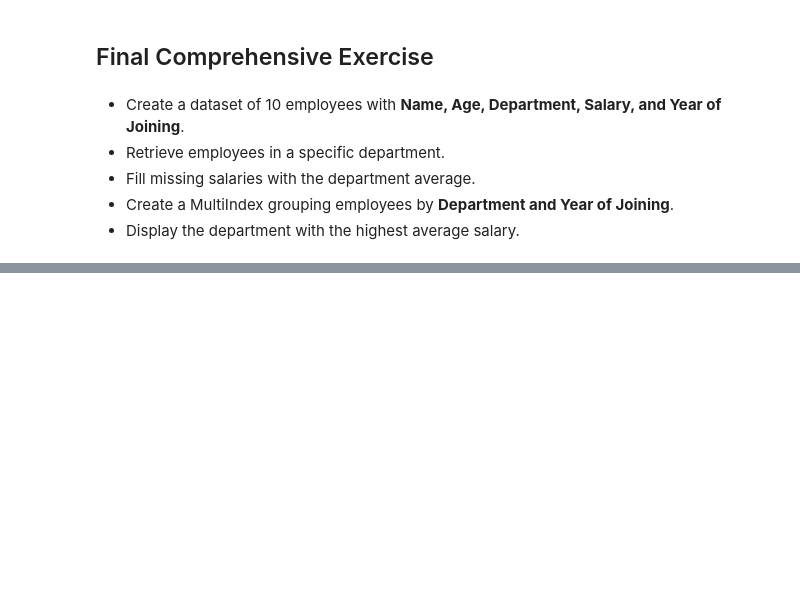
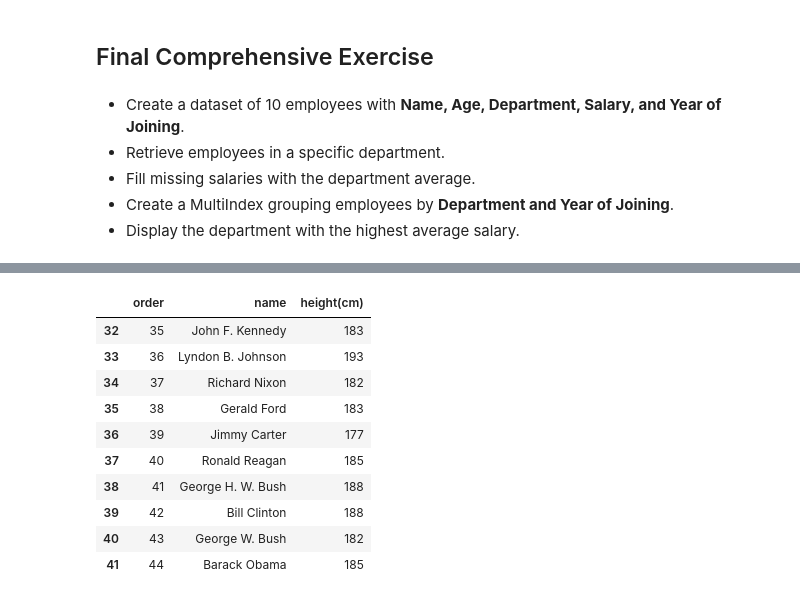
Before and after one commit to ntlong81/Finacial_bigdata_analysis_BFT64, a Jupyter notebook: Lecture_8 Pandas_1.ipynb, the cells around one changed output, grey strips where cells are left out. Saved outputs shown, nothing was run; the diff lists cells and outputs as text; code cells hidden in the pictures; blank space fills up the shorter version.

```diff
--- a/Lecture_8 Pandas_1.ipynb
+++ b/Lecture_8 Pandas_1.ipynb
@@ -108,3 +405,6 @@ print(df_multi)
 - Fill missing salaries with the department average.
 - Create a MultiIndex grouping employees by **Department and Year of Joining**.
 - Display the department with the highest average salary.
+# %%
+df_president = pd.read_csv('Data\Data_DS_Handbook\president_heights.csv')
+df_president.head()
@@ -110,0 +418,14 @@ print(df_multi)
+# %%
+df_president.tail(10)
+# %% [output]
+|  | order | name | height(cm) |
+| 32 | 35 | John F. Kennedy | 183 |
+| 33 | 36 | Lyndon B. Johnson | 193 |
+| 34 | 37 | Richard Nixon | 182 |
+| 35 | 38 | Gerald Ford | 183 |
+| 36 | 39 | Jimmy Carter | 177 |
+| 37 | 40 | Ronald Reagan | 185 |
+| 38 | 41 | George H. W. Bush | 188 |
+| 39 | 42 | Bill Clinton | 188 |
+| 40 | 43 | George W. Bush | 182 |
+| 41 | 44 | Barack Obama | 185 |
```
Also changed, not shown: parts of 34 cells of this notebook, 10 other files.
